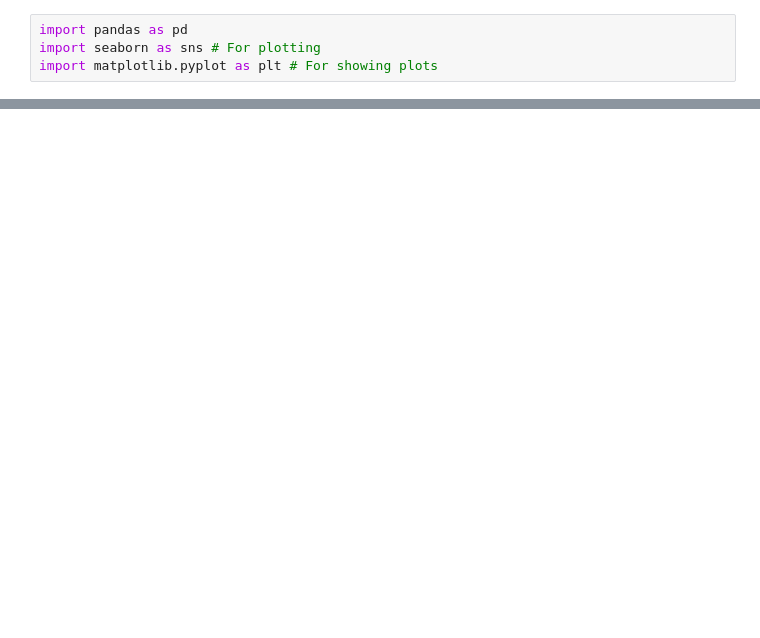
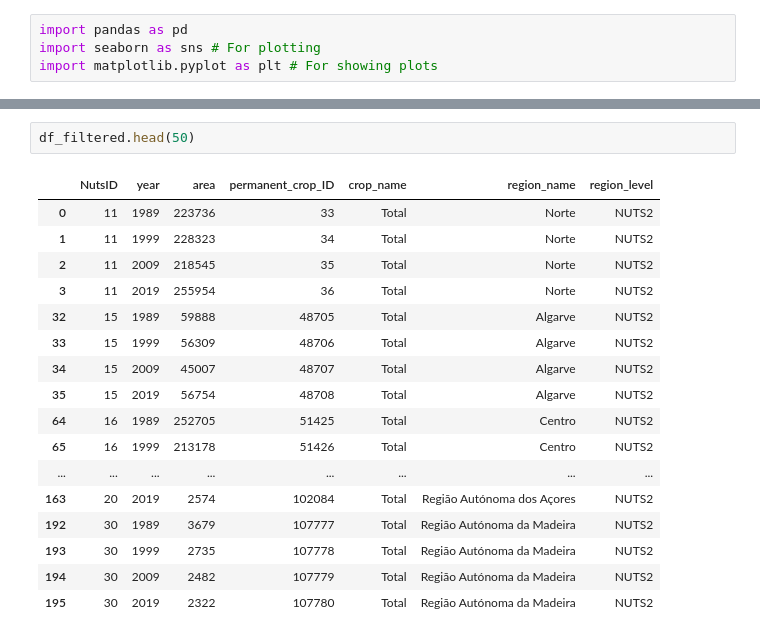
Before and after one commit to domwelsh/avcad_final, a Jupyter notebook: Codes/Code_1.ipynb, the cells around one changed output, grey strips where cells are left out. Saved outputs shown, nothing was run; the diff lists cells and outputs as text; blank space fills up the shorter version.

```diff
--- a/Codes/Code_1.ipynb
+++ b/Codes/Code_1.ipynb
@@ -44,0 +49,20 @@ plt.show()
+# %%
+df_filtered.head(50)
+# %% [output]
+|  | NutsID | year | area | permanent_crop_ID | crop_name | region_name | region_level |
+| 0 | 11 | 1989 | 223736 | 33 | Total | Norte | NUTS2 |
+| 1 | 11 | 1999 | 228323 | 34 | Total | Norte | NUTS2 |
+| 2 | 11 | 2009 | 218545 | 35 | Total | Norte | NUTS2 |
+| 3 | 11 | 2019 | 255954 | 36 | Total | Norte | NUTS2 |
+| 32 | 15 | 1989 | 59888 | 48705 | Total | Algarve | NUTS2 |
+| 33 | 15 | 1999 | 56309 | 48706 | Total | Algarve | NUTS2 |
+| 34 | 15 | 2009 | 45007 | 48707 | Total | Algarve | NUTS2 |
+| 35 | 15 | 2019 | 56754 | 48708 | Total | Algarve | NUTS2 |
+| 64 | 16 | 1989 | 252705 | 51425 | Total | Centro | NUTS2 |
+| 65 | 16 | 1999 | 213178 | 51426 | Total | Centro | NUTS2 |
+| ... | ... | ... | ... | ... | ... | ... | ... |
+| 163 | 20 | 2019 | 2574 | 102084 | Total | Região Autónoma dos Açores | NUTS2 |
+| 192 | 30 | 1989 | 3679 | 107777 | Total | Região Autónoma da Madeira | NUTS2 |
+| 193 | 30 | 1999 | 2735 | 107778 | Total | Região Autónoma da Madeira | NUTS2 |
+| 194 | 30 | 2009 | 2482 | 107779 | Total | Região Autónoma da Madeira | NUTS2 |
+| 195 | 30 | 2019 | 2322 | 107780 | Total | Região Autónoma da Madeira | NUTS2 |
```
Also changed, not shown: parts of 3 cells of this notebook.
